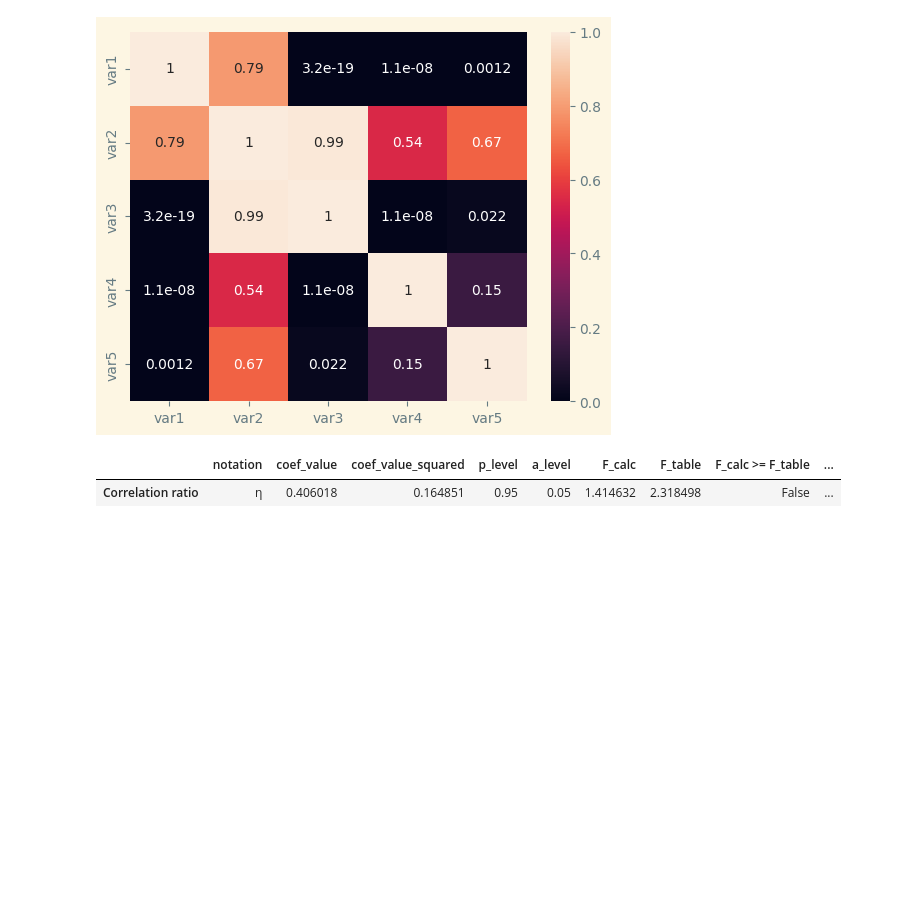
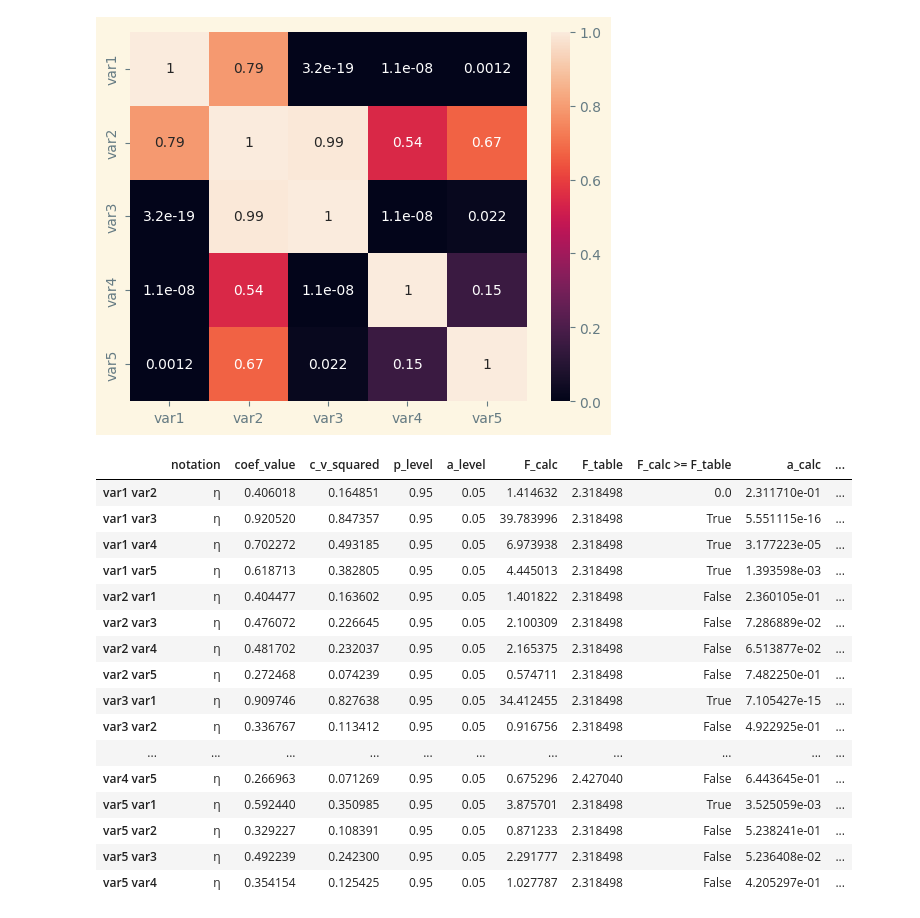
Before and after one commit to WhyNotKo/Statistical-information-processing-methods, a Jupyter notebook: lab3.ipynb, the cells around one changed output. Cells and saved outputs as stored; diff of their text form; code cells hidden in the pictures; blank space fills up the shorter version.

```diff
--- a/lab3.ipynb
+++ b/lab3.ipynb
@@ -326,5 +271,46 @@ def line_corr_sign_check(X, Y, p_level=0.95, orientation='XY'):
-# %%
-corr_ratio_check(data['var1'], data['var2'])
-# %% [output]
-|  | notation | coef_value | coef_value_squared | p_level | a_level | F_calc | F_table | F_calc >= F_table | ... |
-| Correlation ratio | η | 0.406018 | 0.164851 | 0.95 | 0.05 | 1.414632 | 2.318498 | False | ... |
+# %%
+names = data.columns
+new_df = pd.DataFrame({
+        'notation': (),
+        'coef_value': (),
+        'c_v_squared': (),
+        'p_level': (),
+        'a_level': (),
+        'F_calc': (),
+        'F_table': (),
+        'F_calc >= F_table': (),
+        'a_calc': (),
+        'a_calc <= a_level': (),
+        'significance': (),
+        'conf_int_low': (),
+        'conf_int_high': (),
+        'scale': ()
+        })
+for one in names:
+    for two in names:
+        if(one!=two):
+            try:
+                res = corr_ratio_check(data[one], data[two])
+                new_df = pd.concat([new_df, res])
+            except:
+                print('error')
+# %%
+new_df
+# %% [output]
+|  | notation | coef_value | c_v_squared | p_level | a_level | F_calc | F_table | F_calc >= F_table | a_calc | ... |
+| var1 var2 | η | 0.406018 | 0.164851 | 0.95 | 0.05 | 1.414632 | 2.318498 | 0.0 | 2.311710e-01 | ... |
+| var1 var3 | η | 0.920520 | 0.847357 | 0.95 | 0.05 | 39.783996 | 2.318498 | True | 5.551115e-16 | ... |
+| var1 var4 | η | 0.702272 | 0.493185 | 0.95 | 0.05 | 6.973938 | 2.318498 | True | 3.177223e-05 | ... |
+| var1 var5 | η | 0.618713 | 0.382805 | 0.95 | 0.05 | 4.445013 | 2.318498 | True | 1.393598e-03 | ... |
+| var2 var1 | η | 0.404477 | 0.163602 | 0.95 | 0.05 | 1.401822 | 2.318498 | False | 2.360105e-01 | ... |
+| var2 var3 | η | 0.476072 | 0.226645 | 0.95 | 0.05 | 2.100309 | 2.318498 | False | 7.286889e-02 | ... |
+| var2 var4 | η | 0.481702 | 0.232037 | 0.95 | 0.05 | 2.165375 | 2.318498 | False | 6.513877e-02 | ... |
+| var2 var5 | η | 0.272468 | 0.074239 | 0.95 | 0.05 | 0.574711 | 2.318498 | False | 7.482250e-01 | ... |
+| var3 var1 | η | 0.909746 | 0.827638 | 0.95 | 0.05 | 34.412455 | 2.318498 | True | 7.105427e-15 | ... |
+| var3 var2 | η | 0.336767 | 0.113412 | 0.95 | 0.05 | 0.916756 | 2.318498 | False | 4.922925e-01 | ... |
+| ... | ... | ... | ... | ... | ... | ... | ... | ... | ... | ... |
+| var4 var5 | η | 0.266963 | 0.071269 | 0.95 | 0.05 | 0.675296 | 2.427040 | False | 6.443645e-01 | ... |
+| var5 var1 | η | 0.592440 | 0.350985 | 0.95 | 0.05 | 3.875701 | 2.318498 | True | 3.525059e-03 | ... |
+| var5 var2 | η | 0.329227 | 0.108391 | 0.95 | 0.05 | 0.871233 | 2.318498 | False | 5.238241e-01 | ... |
+| var5 var3 | η | 0.492239 | 0.242300 | 0.95 | 0.05 | 2.291777 | 2.318498 | False | 5.236408e-02 | ... |
+| var5 var4 | η | 0.354154 | 0.125425 | 0.95 | 0.05 | 1.027787 | 2.318498 | False | 4.205297e-01 | ... |
```
Also changed, not shown: parts of 5 cells of this notebook, 1 other file.
